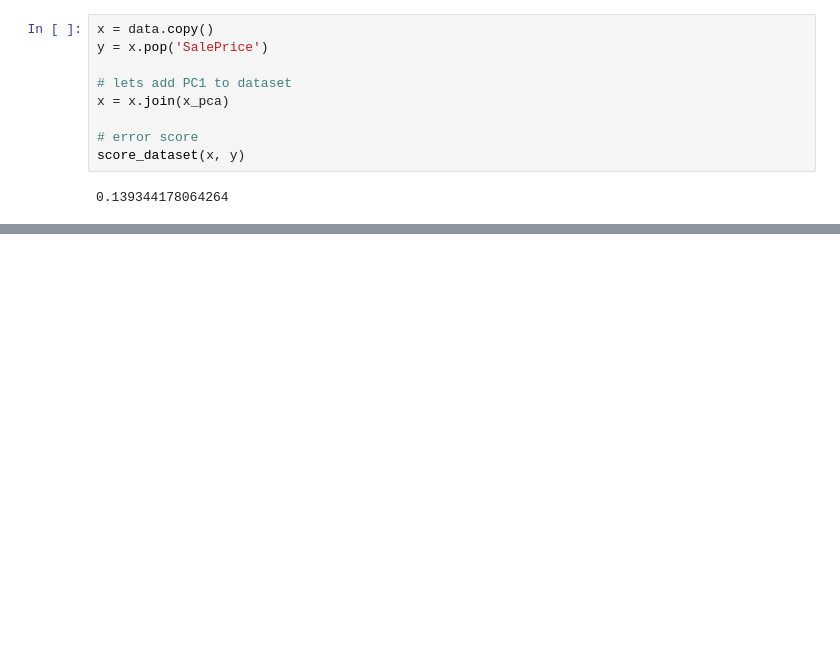
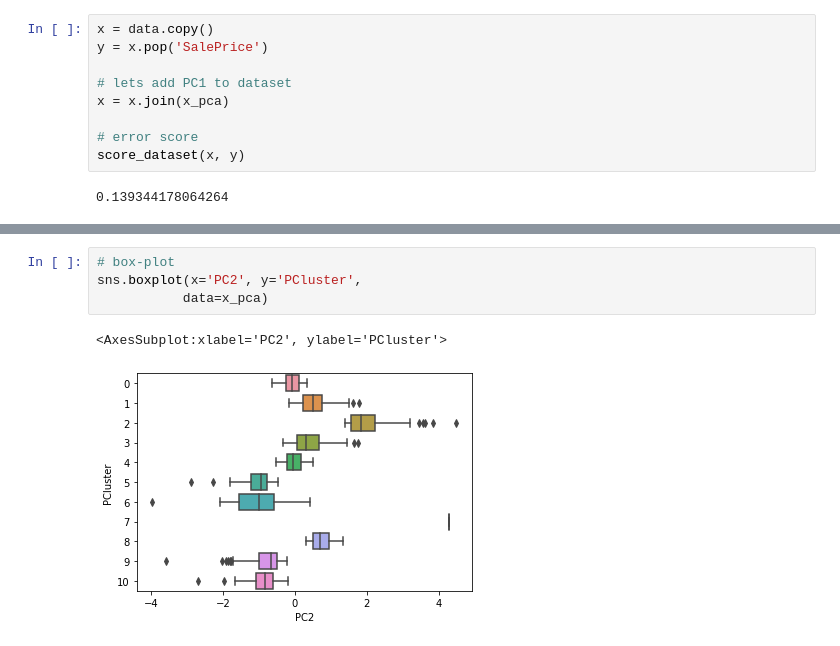
Before and after one commit to naseemap47/predictHousePrices-MachineLearning-python, a Jupyter notebook: jupyter_notebook.ipynb, the cells around one changed output, grey strips where cells are left out. Drawn from its saved outputs; the diff is of its cells as text; blank space fills up the shorter version.

```diff
--- a/jupyter_notebook.ipynb
+++ b/jupyter_notebook.ipynb
@@ -2016,0 +2165,7 @@ So let drop **PCA** columns
+# %%
+# box-plot
+sns.boxplot(x='PC2', y='PCluster',
+           data=x_pca)
+# %% [output]
+<AxesSubplot:xlabel='PC2', ylabel='PCluster'>
+[figure, added]
```
Also changed, not shown: parts of 24 cells of this notebook.
